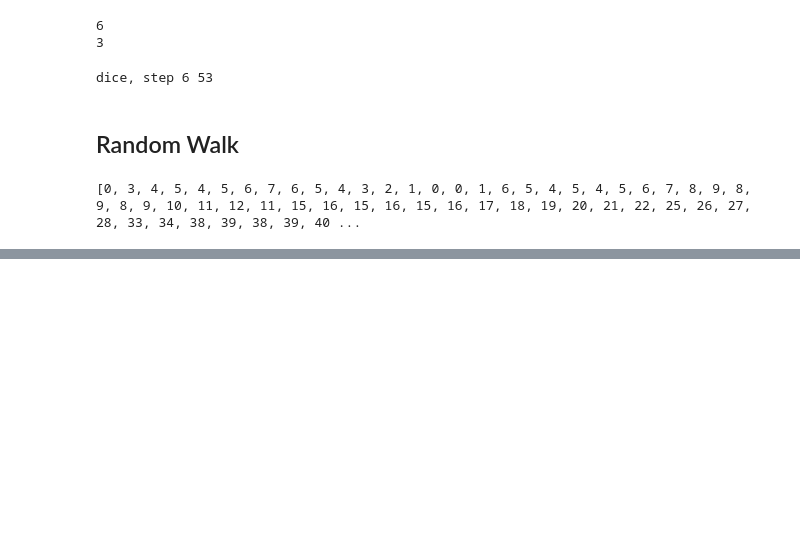
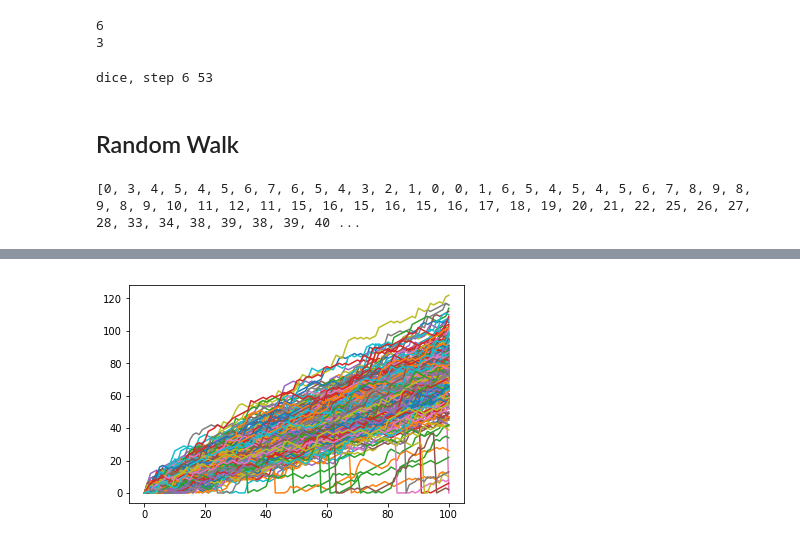
Before and after one commit to airlangga07/py_datacamp, a Jupyter notebook: intermediate_python_for_data_science/case_study_hacker_statistics.ipynb, the cells around one changed output, grey strips where cells are left out. Saved outputs shown, nothing was run; the diff lists cells and outputs as text; code cells hidden in the pictures; blank space fills up the shorter version.

```diff
--- a/intermediate_python_for_data_science/case_study_hacker_statistics.ipynb
+++ b/intermediate_python_for_data_science/case_study_hacker_statistics.ipynb
@@ -82,0 +159,10 @@ print(random_walk)
+# %%
+# it looks not so informative isnt it?
+# we can transponse the data to understand what is going on...
+np_aw_transposed = np.transpose(np_aw)
+
+# try to vizualise the plot
+plt.plot(np_aw_transposed)
+plt.show()
+# %% [output]
+[figure, added]
```
Also changed, not shown: parts of 7 cells of this notebook.
